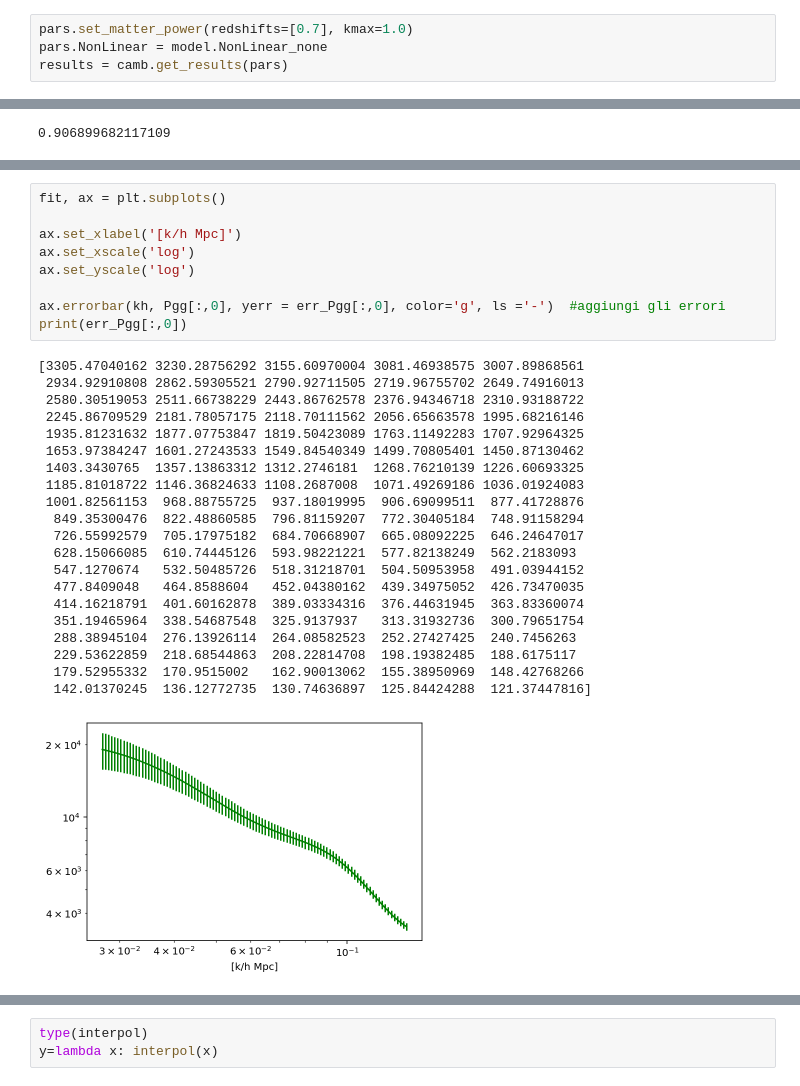
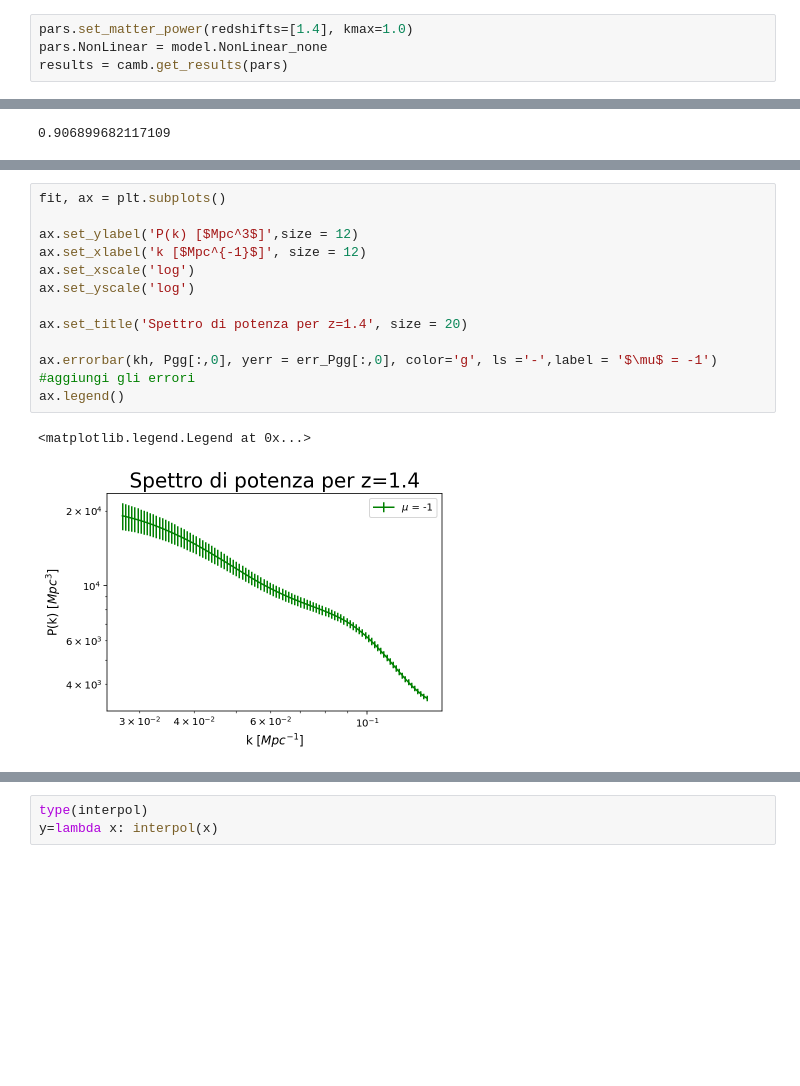
Before and after one commit to Sareva00/Tesi, a Jupyter notebook: GammaGW.ipynb, the cells around one changed output, grey strips where cells are left out. Saved outputs shown, nothing was run; the diff lists cells and outputs as text; blank space fills up the shorter version.

```diff
--- a/GammaGW.ipynb
+++ b/GammaGW.ipynb
@@ -33,7 +33,7 @@ class: <InitialPowerLaw>
  As = 2e-09
  At = 1.0
 # %%
-pars.set_matter_power(redshifts=[0.7], kmax=1.0)
+pars.set_matter_power(redshifts=[1.4], kmax=1.0)
 pars.NonLinear = model.NonLinear_none
 results = camb.get_results(pars)
 # %%
@@ -144,32 +144,16 @@ for i in range(len(mu)):
 # %%
 fit, ax = plt.subplots()
 
-ax.set_xlabel('[k/h Mpc]')
+ax.set_ylabel('P(k) [$Mpc^3$]',size = 12)
+ax.set_xlabel('k [$Mpc^{-1}$]', size = 12)
 ax.set_xscale('log')
 ax.set_yscale('log')
 
-ax.errorbar(kh, Pgg[:,0], yerr = err_Pgg[:,0], color='g', ls ='-')  #aggiungi gli errori
-print(err_Pgg[:,0])
+ax.set_title('Spettro di potenza per z=1.4', size = 20)
+
+ax.errorbar(kh, Pgg[:,0], yerr = err_Pgg[:,0], color='g', ls ='-',label = '$\mu$ = -1')  #aggiungi gli errori
+ax.legend()
 # %% [output]
-[3305.47040162 3230.28756292 3155.60970004 3081.46938575 3007.89868561
- 2934.92910808 2862.59305521 2790.92711505 2719.96755702 2649.74916013
- 2580.30519053 2511.66738229 2443.86762578 2376.94346718 2310.93188722
- 2245.86709529 2181.78057175 2118.70111562 2056.65663578 1995.68216146
- 1935.81231632 1877.07753847 1819.50423089 1763.11492283 1707.92964325
- 1653.97384247 1601.27243533 1549.84540349 1499.70805401 1450.87130462
- 1403.3430765  1357.13863312 1312.2746181  1268.76210139 1226.60693325
- 1185.81018722 1146.36824633 1108.2687008  1071.49269186 1036.01924083
- 1001.82561153  968.88755725  937.18019995  906.69099511  877.41728876
-  849.35300476  822.48860585  796.81159207  772.30405184  748.91158294
-  726.55992579  705.17975182  684.70668907  665.08092225  646.24647017
-  628.15066085  610.74445126  593.98221221  577.82138249  562.2183093
-  547.1270674   532.50485726  518.31218701  504.50953958  491.03944152
-  477.8409048   464.8588604   452.04380162  439.34975052  426.73470035
-  414.16218791  401.60162878  389.03334316  376.44631945  363.83360074
-  351.19465964  338.54687548  325.9137937   313.31932736  300.79651754
-  288.38945104  276.13926114  264.08582523  252.27427425  240.7456263
-  229.53622859  218.68544863  208.22814708  198.19382485  188.6175117
-  179.52955332  170.9515002   162.90013062  155.38950969  148.42768266
-  142.01370245  136.12772735  130.74636897  125.84424288  121.37447816]
+<matplotlib.legend.Legend at 0x...>
-[figure, old version]
+[figure, new version]
 # %%
```
Also changed, not shown: parts of 13 cells of this notebook, 7 other files.
